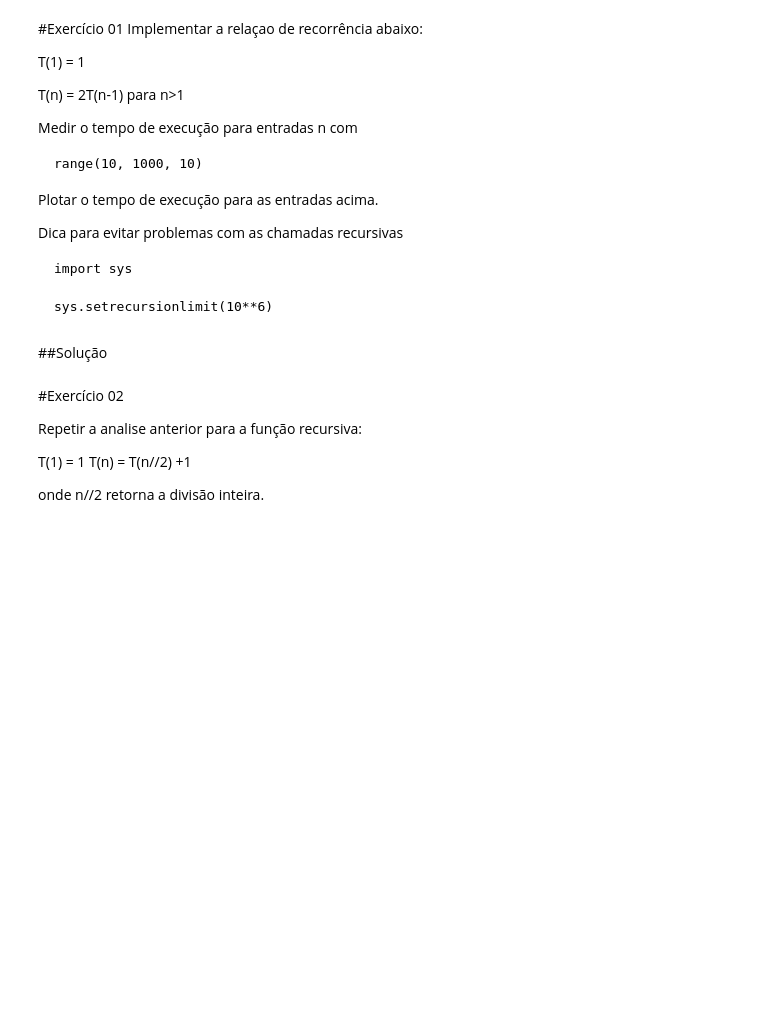
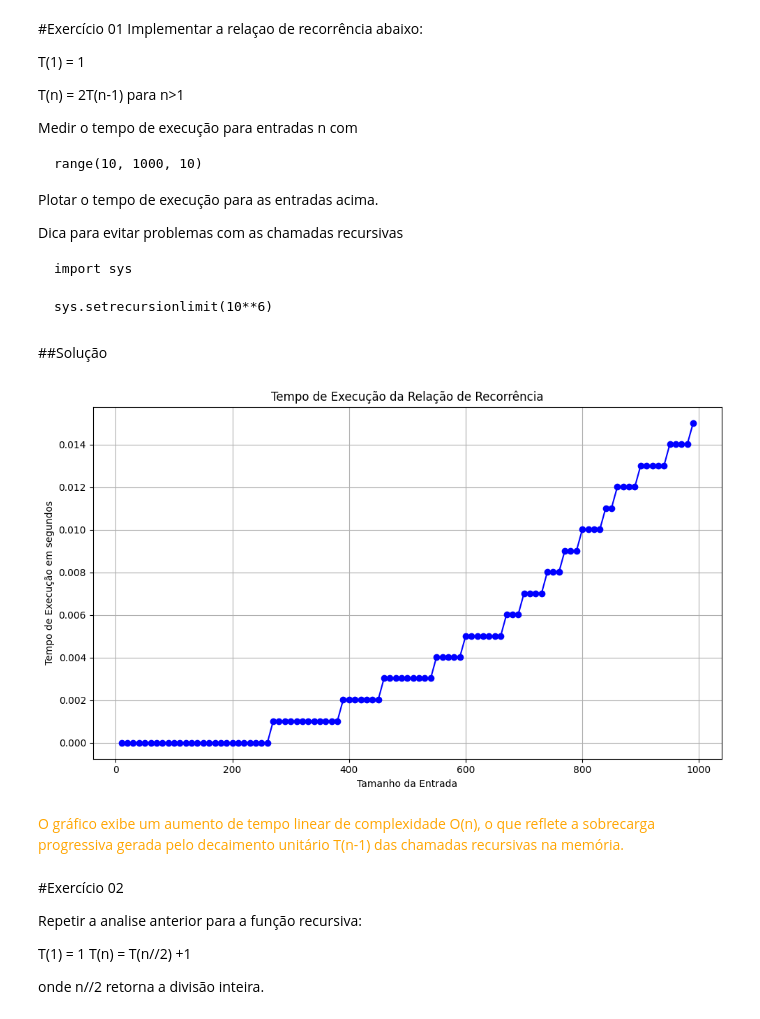
Before and after one commit to LeandroLDA/MECAI_introducao_ciencia_computacao, a Jupyter notebook: inducao_recursao_recorrencia/Exercícios 03 - Relação de Recorrência.ipynb, the cells around one changed output. Saved outputs shown, nothing was run; the diff lists cells and outputs as text; code cells hidden in the pictures; blank space fills up the shorter version.

```diff
--- a/inducao_recursao_recorrencia/Exercícios 03 - Relação de Recorrência.ipynb
+++ b/inducao_recursao_recorrencia/Exercícios 03 - Relação de Recorrência.ipynb
@@ -21,6 +21,41 @@ Dica para evitar problemas com as chamadas recursivas
     sys.setrecursionlimit(10**6)
 # %% [markdown]
 ##Solução
+# %%
+import sys
+import time
+import matplotlib.pyplot as plt
+
+sys.setrecursionlimit(10**6)
+
+def T(n):
+    if n == 1:
+        return 1
+    return 2 * T(n - 1)
+
+valores_n = list(range(10, 1000, 10))
+tempos_execucao = []
+
+inicio = time.time()
+
+for n in valores_n:
+    T(n)
+    fim = time.time()
+    tempo_decorrido = fim - inicio
+    tempos_execucao.append(tempo_decorrido)
+
+plt.figure(figsize=(10, 6))
+plt.plot(valores_n, tempos_execucao, marker='o', linestyle='-', color='b')
+plt.title('Tempo de Execução da Relação de Recorrência')
+plt.xlabel('Tamanho da Entrada')
+plt.ylabel('Tempo de Execução em segundos')
+plt.grid(True)
+plt.tight_layout()
+plt.show()
+# %% [output]
+[figure, added]
+# %% [markdown]
+<font color = 'orange'>O gráfico exibe um aumento de tempo linear de complexidade O(n), o que reflete a sobrecarga progressiva gerada pelo decaimento unitário T(n-1) das chamadas recursivas na memória.
 # %% [markdown]
 #Exercício 02
 
```
Also changed, not shown: parts of 6 cells of this notebook, 6 other files.
